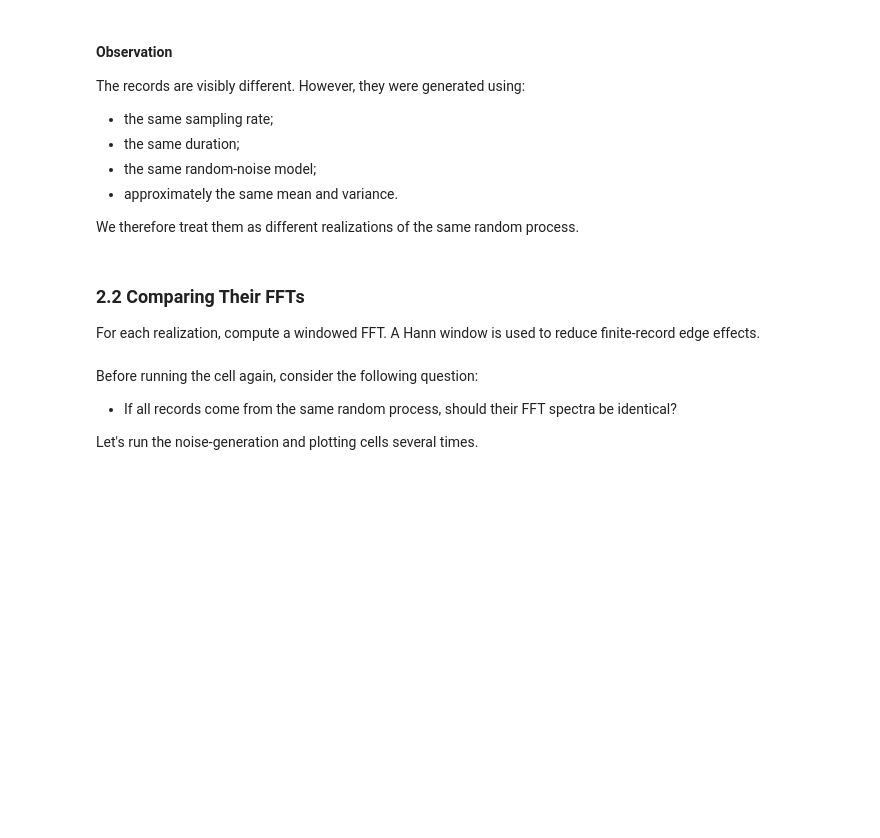
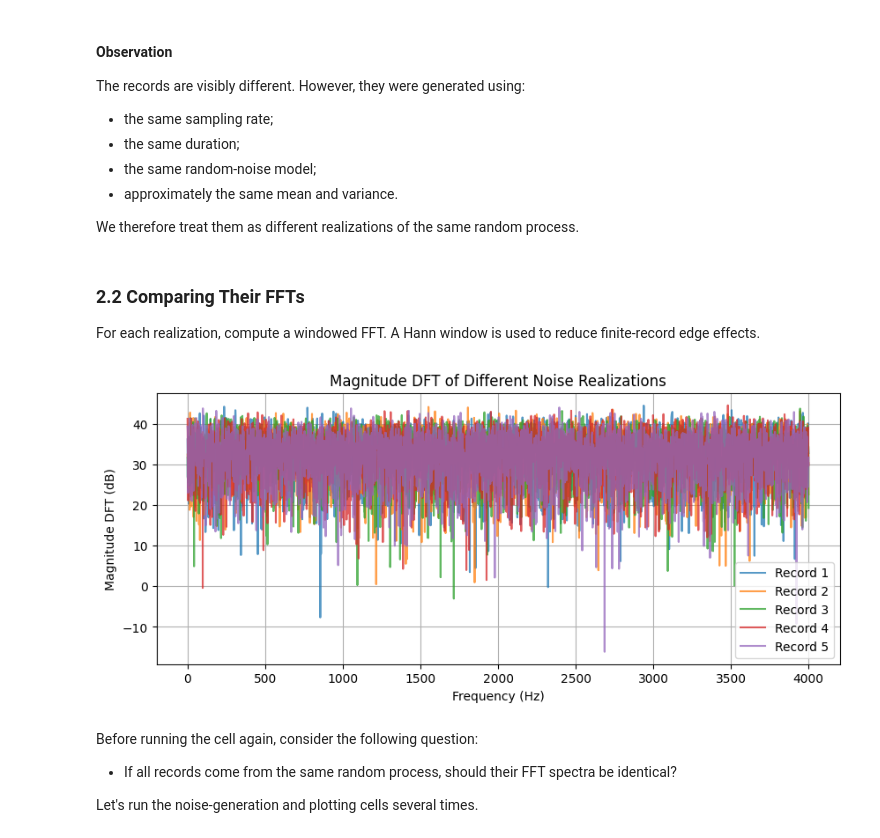
Before and after one commit to ktpitch/dsp_notebooks, a Jupyter notebook: notebooks/w03/dft_with_noise.ipynb, the cells around one changed output. Saved outputs shown, nothing was run; the diff lists cells and outputs as text; code cells hidden in the pictures; blank space fills up the shorter version.

```diff
--- a/notebooks/w03/dft_with_noise.ipynb
+++ b/notebooks/w03/dft_with_noise.ipynb
@@ -194,25 +211,25 @@ For each realization, compute a windowed FFT. A Hann window is used to reduce fi
 # %%
 window = np.hanning(N)
 frequency = np.fft.rfftfreq(N, d=1/fs)
-
 spectra = []
-
 for x in noise_records:
     X = np.fft.rfft(x * window)
     Xm = np.abs(X)
     spectra.append(Xm)
-
-plt.figure(figsize=(10, 5))
-
+fig, ax = plt.subplots(1,1,figsize=(10, 4))
 for i, Xm in enumerate(spectra):
-    plt.plot(frequency,20*np.log10(Xm + 1e-12),label=f"Record {i+1}",alpha=0.75)
-
+    ax.plot(frequency,20*np.log10(Xm + 1e-12),label=f"Record {i+1}",alpha=0.75)
 #plt.ylim((0,60))
-plt.xlabel("Frequency (Hz)")
-plt.ylabel("Magnitude DFT (dB)")
-plt.title("Magnitude DFT of Different Noise Realizations")
-plt.grid()
-plt.legend()
+ax.set_xlabel("Frequency (Hz)")
+ax.set_ylabel("Magnitude DFT (dB)")
+ax.set_title("Magnitude DFT of Different Noise Realizations")
+ax.grid()
+ax.legend()
+plt.close(fig)
+# %%
+display(fig)
+# %% [output]
+[figure, added]
 # %% [markdown]
 Before running the cell again, consider the following question:
 * If all records come from the same random process, should their FFT spectra be identical?
```
Also changed, not shown: parts of 39 cells of this notebook.
